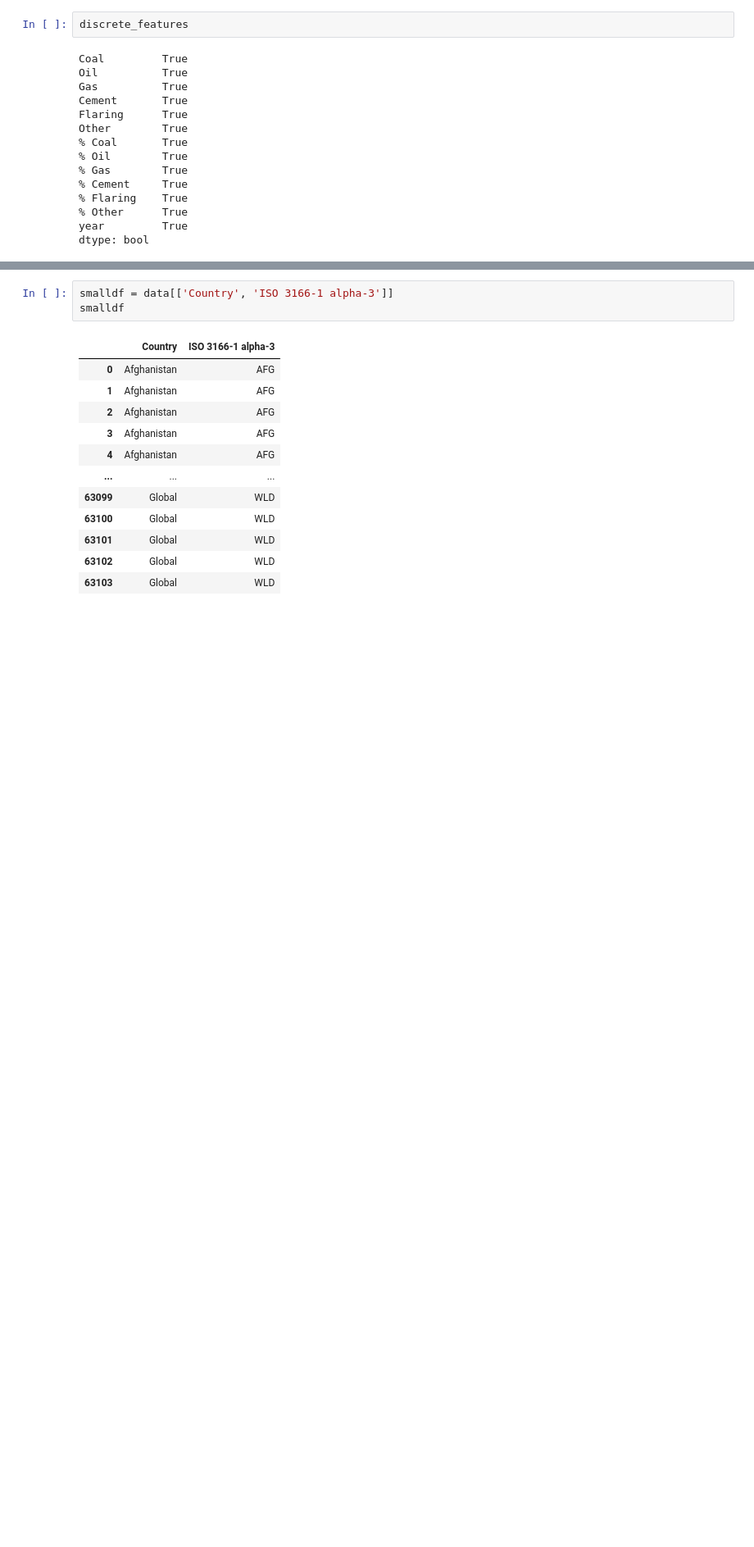
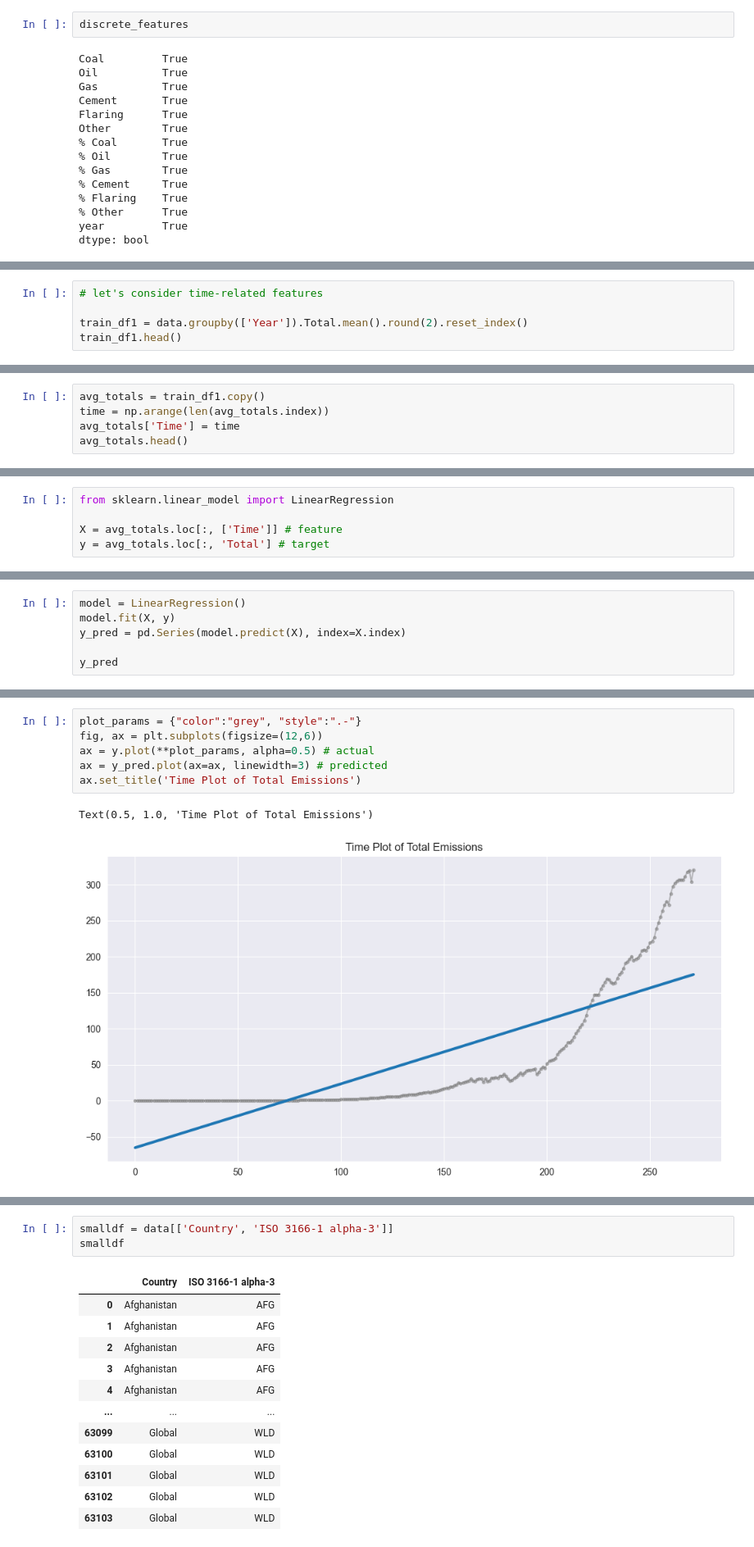
Before and after one commit to KS-coder77/carbon_emissions_eda, a Jupyter notebook: carbon_emissions_EDA.ipynb, the cells around one changed output, grey strips where cells are left out. Shown at 82% size. Drawn from its saved outputs; the diff is of its cells as text; blank space fills up the shorter version.

Commit message:
Time-related feature analysis

```diff
--- a/carbon_emissions_EDA.ipynb
+++ b/carbon_emissions_EDA.ipynb
@@ -717,0 +739,5 @@ ValueError: Found array with 0 sample(s) (shape=(0, 1)) while a minimum of 1 is
+# %%
+# let's consider time-related features
+
+train_df1 = data.groupby(['Year']).Total.mean().round(2).reset_index()
+train_df1.head()
@@ -717,0 +751,5 @@ ValueError: Found array with 0 sample(s) (shape=(0, 1)) while a minimum of 1 is
+# %%
+avg_totals = train_df1.copy()
+time = np.arange(len(avg_totals.index))
+avg_totals['Time'] = time
+avg_totals.head()
@@ -717,0 +763,5 @@ ValueError: Found array with 0 sample(s) (shape=(0, 1)) while a minimum of 1 is
+# %%
+from sklearn.linear_model import LinearRegression
+
+X = avg_totals.loc[:, ['Time']] # feature
+y = avg_totals.loc[:, 'Total'] # target
@@ -717,0 +799,6 @@ ValueError: Found array with 0 sample(s) (shape=(0, 1)) while a minimum of 1 is
+# %%
+model = LinearRegression()
+model.fit(X, y)
+y_pred = pd.Series(model.predict(X), index=X.index)
+
+y_pred
@@ -717,0 +818,9 @@ ValueError: Found array with 0 sample(s) (shape=(0, 1)) while a minimum of 1 is
+# %%
+plot_params = {"color":"grey", "style":".-"}
+fig, ax = plt.subplots(figsize=(12,6))
+ax = y.plot(**plot_params, alpha=0.5) # actual
+ax = y_pred.plot(ax=ax, linewidth=3) # predicted
+ax.set_title('Time Plot of Total Emissions')
+# %% [output]
+Text(0.5, 1.0, 'Time Plot of Total Emissions')
+[figure, added]
```
Also changed, not shown: parts of 29 cells of this notebook.
